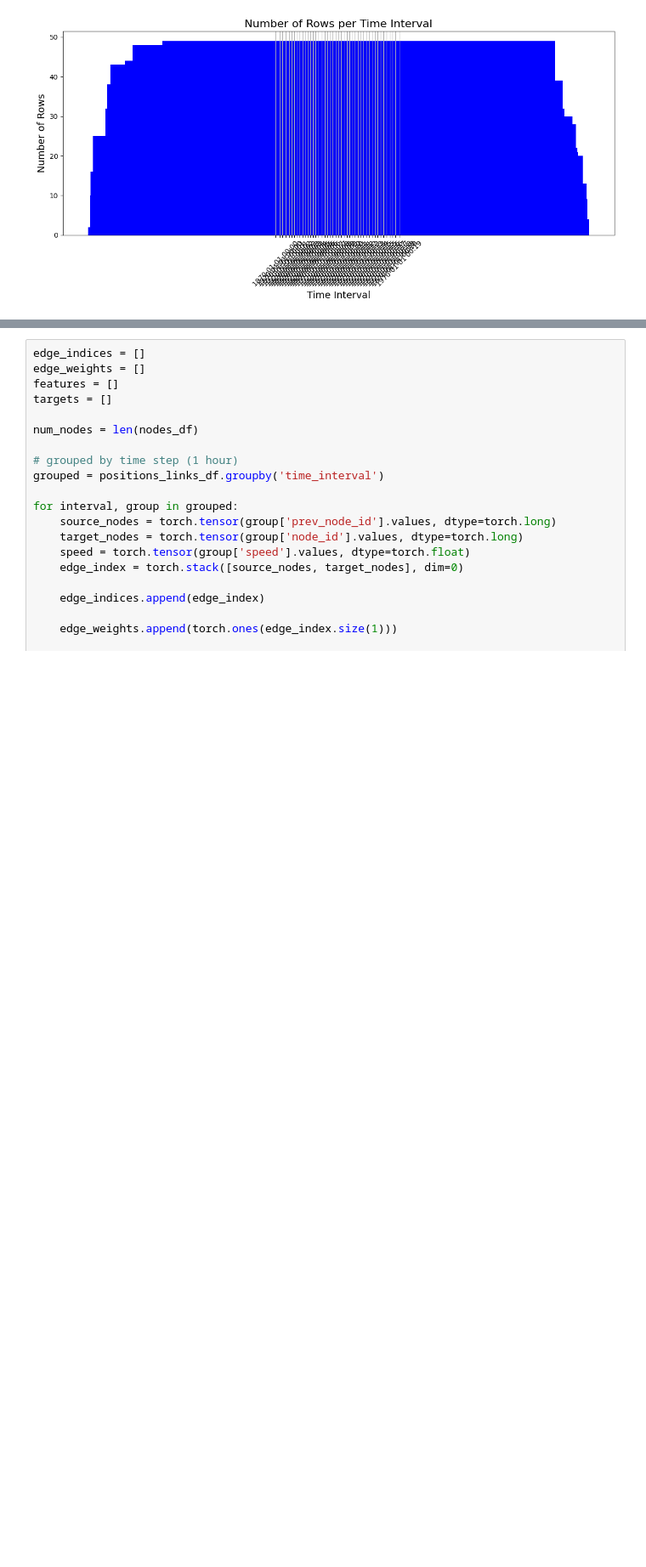
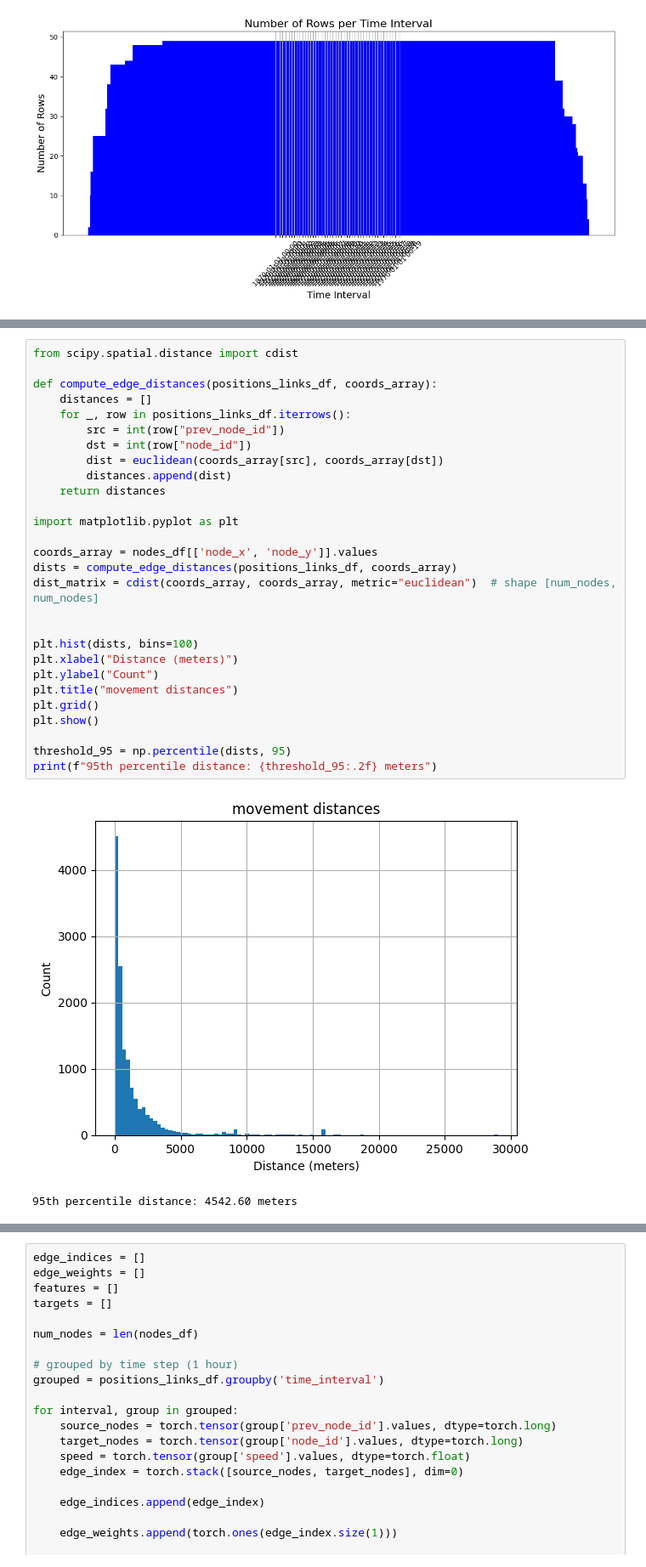
Before and after one commit to michelegiampaolo/mobility-seoul, a Jupyter notebook: Data/graph.ipynb, the cells around one changed output, grey strips where cells are left out. Shown: that part at 85% size. Saved outputs shown, nothing was run; the diff lists cells and outputs as text; blank space fills up the shorter version.

```diff
--- a/Data/graph.ipynb
+++ b/Data/graph.ipynb
@@ -208,0 +268,31 @@ __OLD__
+# %%
+from scipy.spatial.distance import cdist
+
+def compute_edge_distances(positions_links_df, coords_array):
+    distances = []
+    for _, row in positions_links_df.iterrows():
+        src = int(row["prev_node_id"])
+        dst = int(row["node_id"])
+        dist = euclidean(coords_array[src], coords_array[dst])
+        distances.append(dist)
+    return distances
+
+import matplotlib.pyplot as plt
+
+coords_array = nodes_df[['node_x', 'node_y']].values
+dists = compute_edge_distances(positions_links_df, coords_array)
+dist_matrix = cdist(coords_array, coords_array, metric="euclidean")  # shape [num_nodes, num_nodes]
+
+
+plt.hist(dists, bins=100)
+plt.xlabel("Distance (meters)")
+plt.ylabel("Count")
+plt.title("movement distances")
+plt.grid()
+plt.show()
+
+threshold_95 = np.percentile(dists, 95)
+print(f"95th percentile distance: {threshold_95:.2f} meters")
+# %% [output]
+[figure, added]
+95th percentile distance: 4542.60 meters
```
Also changed, not shown: parts of 14 cells of this notebook.
